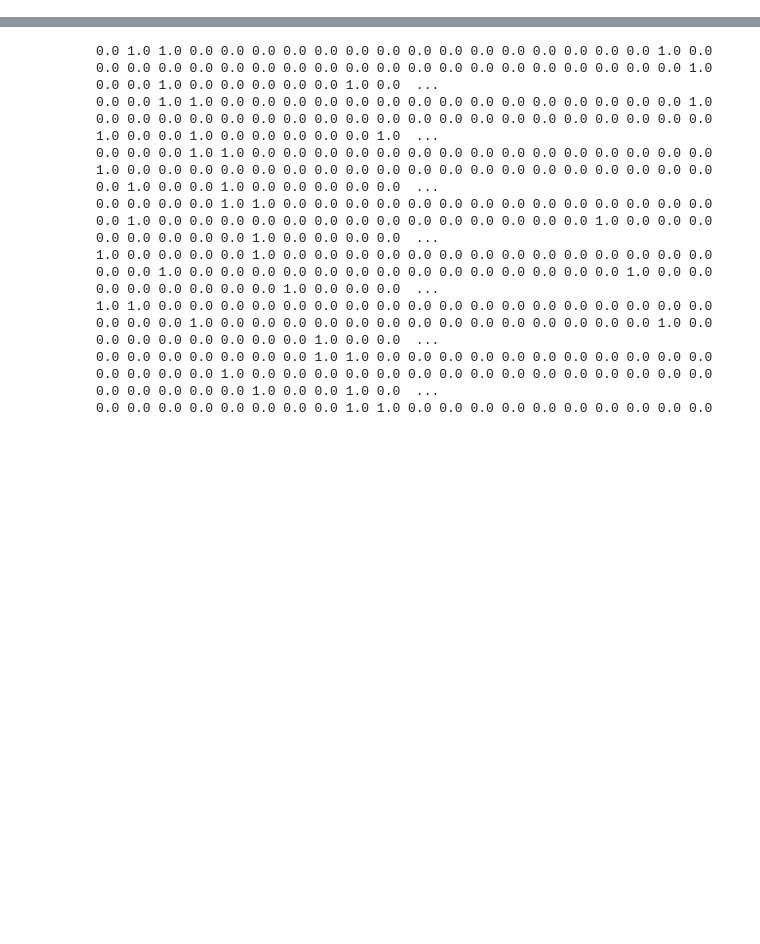
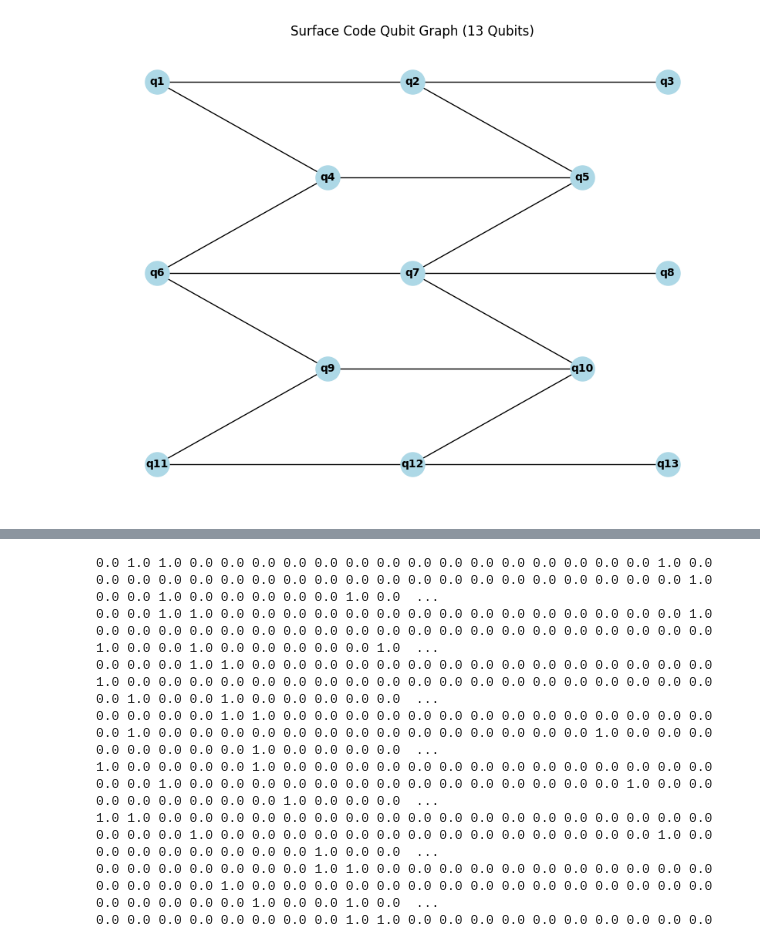
Before and after one commit to Omer-Sella/qecc, a Jupyter notebook: notebooks/Stabilizer LDPC codes.ipynb, the cells around one changed output, grey strips where cells are left out. Cells and saved outputs as stored; diff of their text form; code cells hidden in the pictures; blank space fills up the shorter version.

```diff
--- a/notebooks/Stabilizer LDPC codes.ipynb
+++ b/notebooks/Stabilizer LDPC codes.ipynb
@@ -9,3 +58,37 @@ In the stabilzer language (the stabilizer formalism) this would mean that there
+# %%
+import networkx as nx
+
+
+import matplotlib.pyplot as plt
+
+# Define qubit positions based on the description
+positions = {
+    'q11': (0, 0), 'q12': (3, 0), 'q13': (6, 0),
+    'q9': (2, 1), 'q10': (5, 1),
+    'q6': (0, 2), 'q7': (3, 2), 'q8': (6, 2),
+    'q4': (2, 3), 'q5': (5, 3),
+    'q1': (0, 4), 'q2': (3, 4), 'q3': (6, 4)
+}
+
+# Define edges based on the --- and | connections
+edges = [
+    ('q1', 'q2'), ('q2', 'q3'), ('q4', 'q5'), ('q6', 'q7'), ('q7', 'q8'), ('q9', 'q10'), ('q11', 'q12'), ('q12', 'q13'),
+    ('q1', 'q4'), ('q2', 'q5'), ('q4', 'q6'), ('q5', 'q7'), ('q6', 'q9'), ('q7', 'q10'), ('q9', 'q11'), ('q10', 'q12')
+]
+
+# Create the graph
+G = nx.Graph()
+G.add_nodes_from(positions.keys())
+G.add_edges_from(edges)
+
+# Draw the graph
+plt.figure(figsize=(8, 6))
+nx.draw(G, pos=positions, with_labels=True, node_color='lightblue', node_size=500, font_size=10, font_weight='bold')
+plt.title('Surface Code Qubit Graph (13 Qubits)')
+plt.axis('off')
+plt.show()
+# %% [output]
+[figure, added]
 # %% [markdown]
 We have the following explanation extracted from [High-threshold and low-overhead fault-tolerant quantum memory](https://arxiv.org/pdf/2308.07915):
 
```
Also changed, not shown: parts of 1 cell of this notebook, 4 other files.
